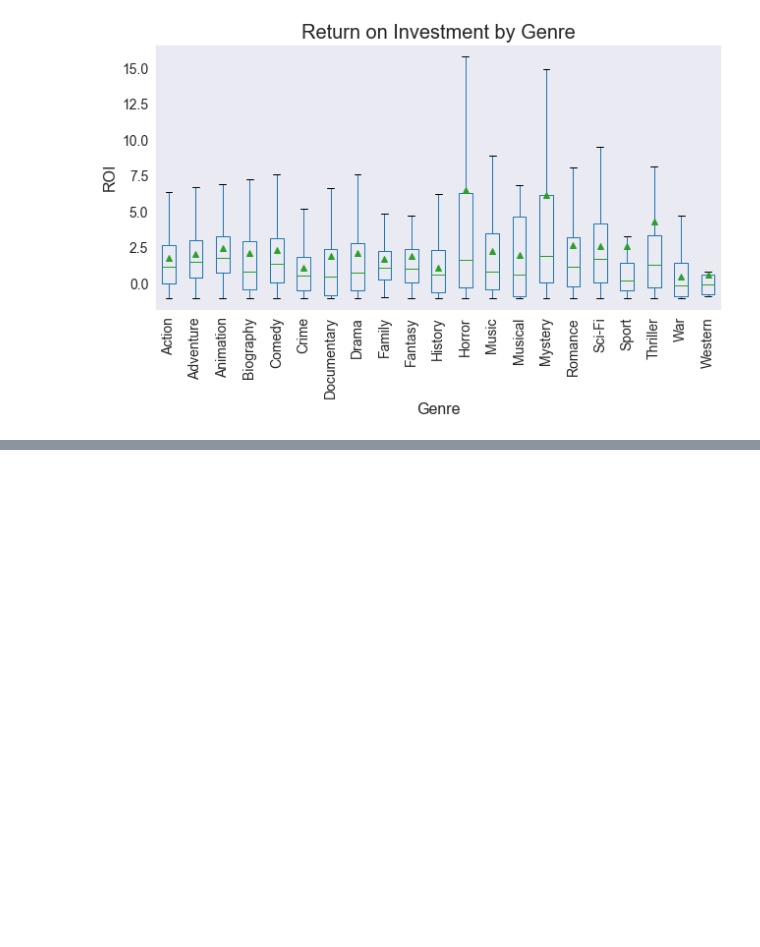
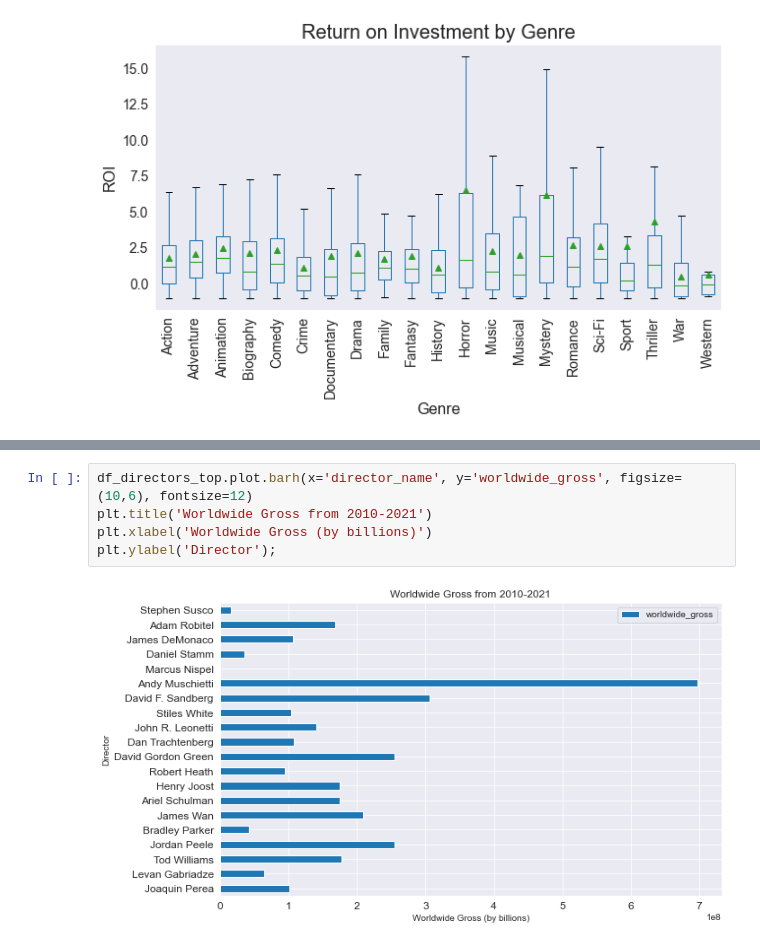
Before and after one commit to ZenBurrito/Phase-1Project, a Jupyter notebook: Movie-Studio-Project.ipynb, the cells around one changed output, grey strips where cells are left out. Cells and saved outputs as stored; diff of their text form; blank space fills up the shorter version.

```diff
--- a/Movie-Studio-Project.ipynb
+++ b/Movie-Studio-Project.ipynb
@@ -634,0 +629,7 @@ Questions to consider:
+# %%
+df_directors_top.plot.barh(x='director_name', y='worldwide_gross', figsize=(10,6), fontsize=12)
+plt.title('Worldwide Gross from 2010-2021')
+plt.xlabel('Worldwide Gross (by billions)')
+plt.ylabel('Director');
+# %% [output]
+[figure, added]
```
Also changed, not shown: parts of 13 cells of this notebook, 7 other files.
